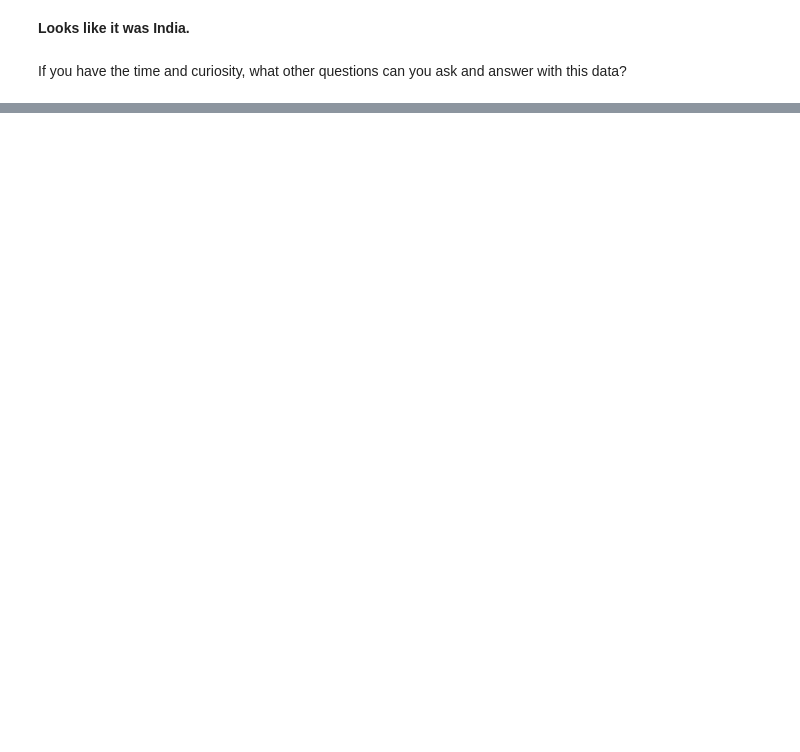
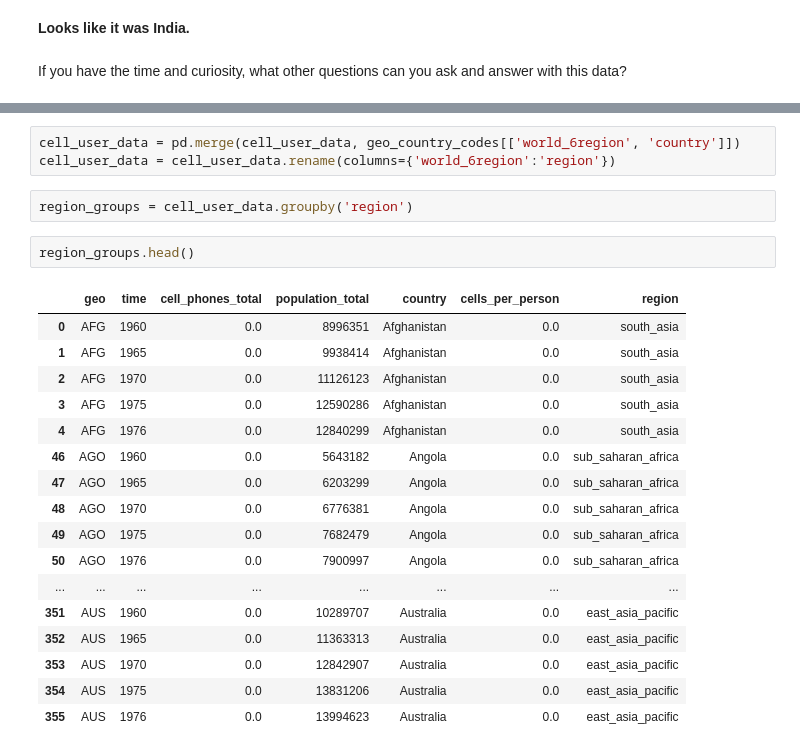
Before and after one commit to bloominstituteoftechnology/DS-Unit-1-Sprint-1-Dealing-With-Data, a Jupyter notebook: DS_Unit_1_Sprint_Challenge_2_Data_Wrangling.ipynb, the cells around one changed output, grey strips where cells are left out. Cells and saved outputs as stored; diff of their text form; blank space fills up the shorter version.

```diff
--- a/DS_Unit_1_Sprint_Challenge_2_Data_Wrangling.ipynb
+++ b/DS_Unit_1_Sprint_Challenge_2_Data_Wrangling.ipynb
@@ -283,0 +315,25 @@ If you have the time and curiosity, what other questions can you ask and answer
+# %%
+cell_user_data = pd.merge(cell_user_data, geo_country_codes[['world_6region', 'country']])
+cell_user_data = cell_user_data.rename(columns={'world_6region':'region'})
+# %%
+region_groups = cell_user_data.groupby('region')
+# %%
+region_groups.head()
+# %% [output]
+|  | geo | time | cell_phones_total | population_total | country | cells_per_person | region |
+| 0 | AFG | 1960 | 0.0 | 8996351 | Afghanistan | 0.0 | south_asia |
+| 1 | AFG | 1965 | 0.0 | 9938414 | Afghanistan | 0.0 | south_asia |
+| 2 | AFG | 1970 | 0.0 | 11126123 | Afghanistan | 0.0 | south_asia |
+| 3 | AFG | 1975 | 0.0 | 12590286 | Afghanistan | 0.0 | south_asia |
+| 4 | AFG | 1976 | 0.0 | 12840299 | Afghanistan | 0.0 | south_asia |
+| 46 | AGO | 1960 | 0.0 | 5643182 | Angola | 0.0 | sub_saharan_africa |
+| 47 | AGO | 1965 | 0.0 | 6203299 | Angola | 0.0 | sub_saharan_africa |
+| 48 | AGO | 1970 | 0.0 | 6776381 | Angola | 0.0 | sub_saharan_africa |
+| 49 | AGO | 1975 | 0.0 | 7682479 | Angola | 0.0 | sub_saharan_africa |
+| 50 | AGO | 1976 | 0.0 | 7900997 | Angola | 0.0 | sub_saharan_africa |
+| ... | ... | ... | ... | ... | ... | ... | ... |
+| 351 | AUS | 1960 | 0.0 | 10289707 | Australia | 0.0 | east_asia_pacific |
+| 352 | AUS | 1965 | 0.0 | 11363313 | Australia | 0.0 | east_asia_pacific |
+| 353 | AUS | 1970 | 0.0 | 12842907 | Australia | 0.0 | east_asia_pacific |
+| 354 | AUS | 1975 | 0.0 | 13831206 | Australia | 0.0 | east_asia_pacific |
+| 355 | AUS | 1976 | 0.0 | 13994623 | Australia | 0.0 | east_asia_pacific |
```
Also changed, not shown: parts of 13 cells of this notebook.
